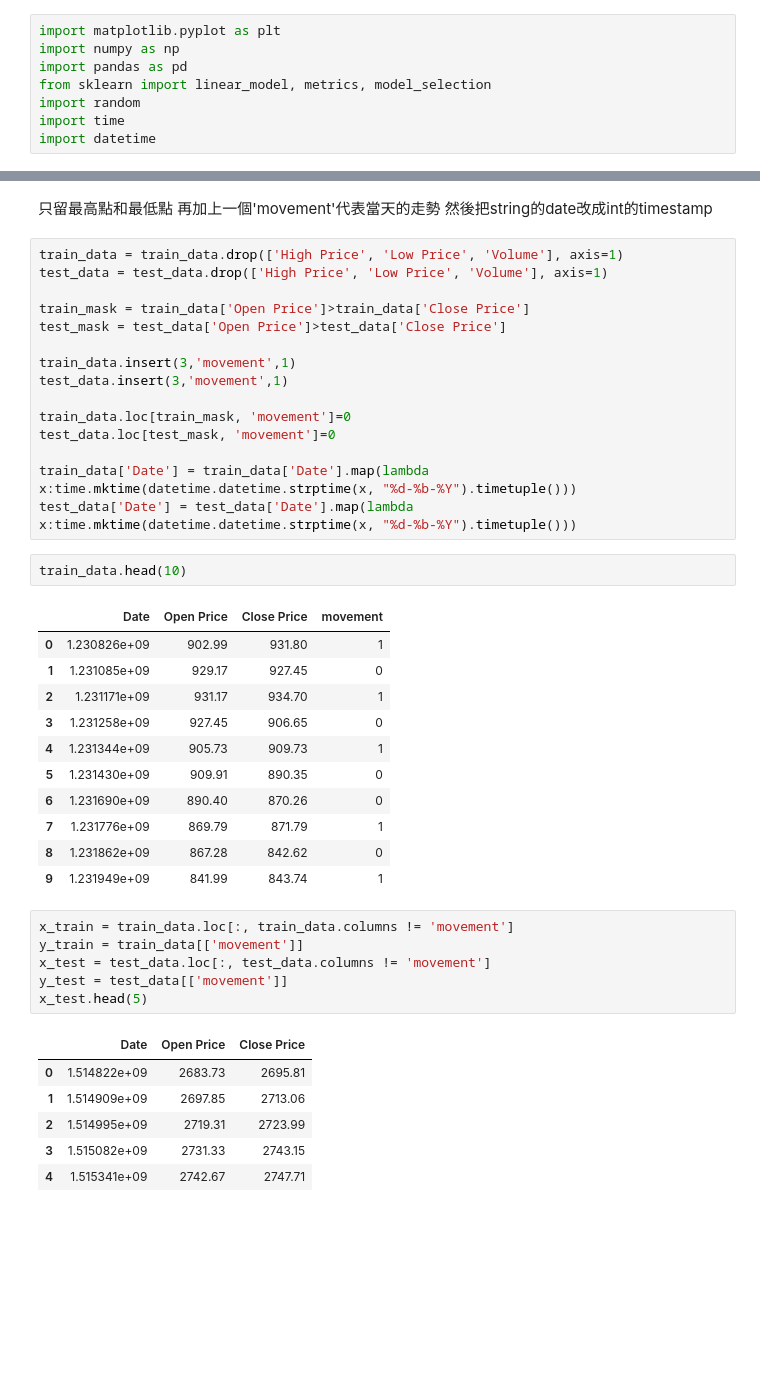
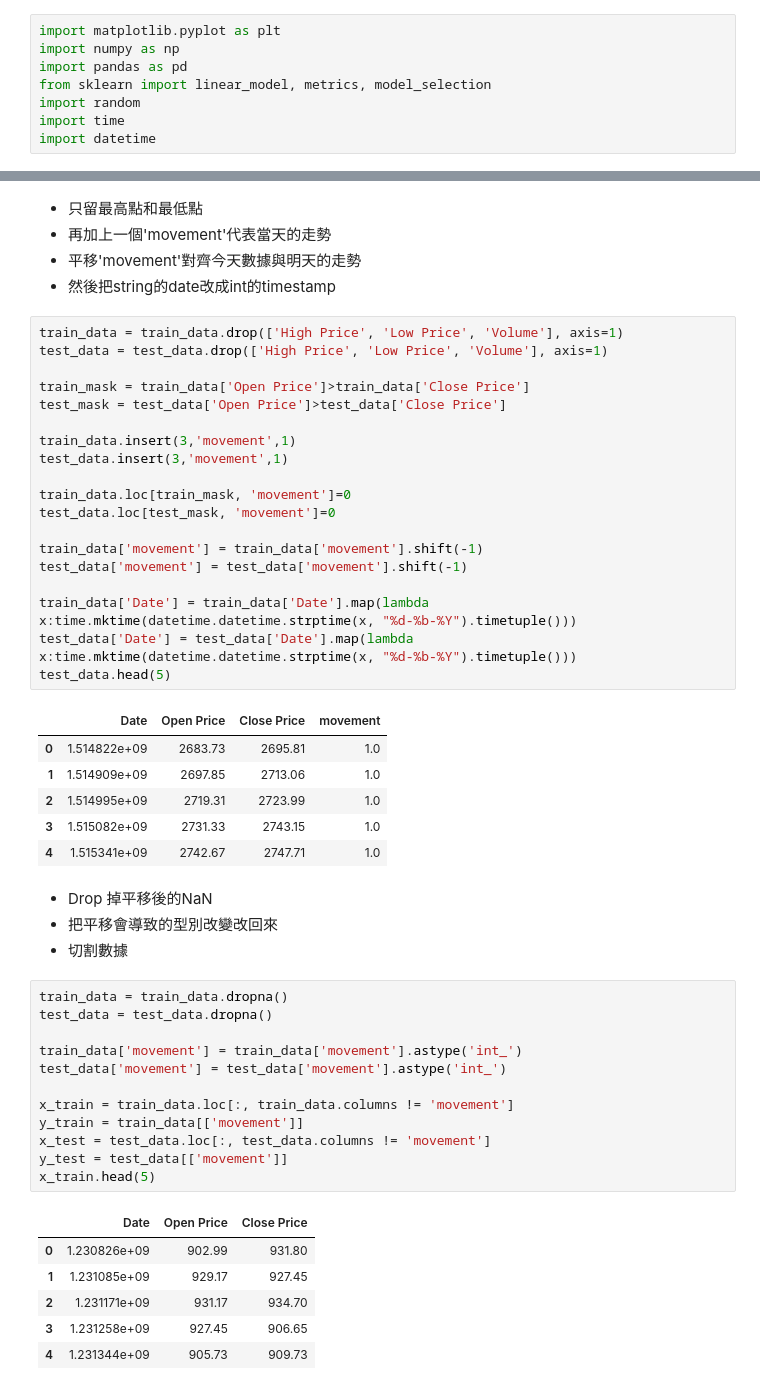
Before and after one commit to phoenix61231/data_analytics_hw3, a Jupyter notebook: hw3_Logistic_Regression.ipynb, the cells around one changed output, grey strips where cells are left out. Cells and saved outputs as stored; diff of their text form; blank space fills up the shorter version.

```diff
--- a/hw3_Logistic_Regression.ipynb
+++ b/hw3_Logistic_Regression.ipynb
@@ -19,9 +18,10 @@ test_data.head(5)
 | 3 | 05-Jan-2018 | 2731.33 | 2743.15 | 2743.45 | 2727.92 | 1918869120 |
 | 4 | 08-Jan-2018 | 2742.67 | 2747.71 | 2748.51 | 2737.60 | 1894823936 |
 # %% [markdown]
-只留最高點和最低點
-再加上一個'movement'代表當天的走勢
-然後把string的date改成int的timestamp
+- 只留最高點和最低點
+- 再加上一個'movement'代表當天的走勢
+- 平移'movement'對齊今天數據與明天的走勢
+- 然後把string的date改成int的timestamp
 # %%
 train_data = train_data.drop(['High Price', 'Low Price', 'Volume'], axis=1)
 test_data = test_data.drop(['High Price', 'Low Price', 'Volume'], axis=1)
@@ -35,35 +35,42 @@ test_data.insert(3,'movement',1)
 train_data.loc[train_mask, 'movement']=0
 test_data.loc[test_mask, 'movement']=0
 
+train_data['movement'] = train_data['movement'].shift(-1)
+test_data['movement'] = test_data['movement'].shift(-1)
+
 train_data['Date'] = train_data['Date'].map(lambda x:time.mktime(datetime.datetime.strptime(x, "%d-%b-%Y").timetuple()))
 test_data['Date'] = test_data['Date'].map(lambda x:time.mktime(datetime.datetime.strptime(x, "%d-%b-%Y").timetuple()))
+test_data.head(5)
+# %% [output]
+|  | Date | Open Price | Close Price | movement |
+| 0 | 1.514822e+09 | 2683.73 | 2695.81 | 1.0 |
+| 1 | 1.514909e+09 | 2697.85 | 2713.06 | 1.0 |
+| 2 | 1.514995e+09 | 2719.31 | 2723.99 | 1.0 |
+| 3 | 1.515082e+09 | 2731.33 | 2743.15 | 1.0 |
+| 4 | 1.515341e+09 | 2742.67 | 2747.71 | 1.0 |
-# %%
-train_data.head(10)
-# %% [output]
-|  | Date | Open Price | Close Price | movement |
-| 0 | 1.230826e+09 | 902.99 | 931.80 | 1 |
-| 1 | 1.231085e+09 | 929.17 | 927.45 | 0 |
-| 2 | 1.231171e+09 | 931.17 | 934.70 | 1 |
-| 3 | 1.231258e+09 | 927.45 | 906.65 | 0 |
-| 4 | 1.231344e+09 | 905.73 | 909.73 | 1 |
-| 5 | 1.231430e+09 | 909.91 | 890.35 | 0 |
-| 6 | 1.231690e+09 | 890.40 | 870.26 | 0 |
-| 7 | 1.231776e+09 | 869.79 | 871.79 | 1 |
-| 8 | 1.231862e+09 | 867.28 | 842.62 | 0 |
-| 9 | 1.231949e+09 | 841.99 | 843.74 | 1 |
+# %% [markdown]
+- Drop 掉平移後的NaN
+- 把平移會導致的型別改變改回來
+- 切割數據
 # %%
+train_data = train_data.dropna()
+test_data = test_data.dropna()
+
+train_data['movement'] = train_data['movement'].astype('int_')
+test_data['movement'] = test_data['movement'].astype('int_')
+
 x_train = train_data.loc[:, train_data.columns != 'movement']
 y_train = train_data[['movement']]
 x_test = test_data.loc[:, test_data.columns != 'movement']
 y_test = test_data[['movement']]
-x_test.head(5)
+x_train.head(5)
 # %% [output]
 |  | Date | Open Price | Close Price |
-| 0 | 1.514822e+09 | 2683.73 | 2695.81 |
-| 1 | 1.514909e+09 | 2697.85 | 2713.06 |
-| 2 | 1.514995e+09 | 2719.31 | 2723.99 |
-| 3 | 1.515082e+09 | 2731.33 | 2743.15 |
-| 4 | 1.515341e+09 | 2742.67 | 2747.71 |
+| 0 | 1.230826e+09 | 902.99 | 931.80 |
+| 1 | 1.231085e+09 | 929.17 | 927.45 |
+| 2 | 1.231171e+09 | 931.17 | 934.70 |
+| 3 | 1.231258e+09 | 927.45 | 906.65 |
+| 4 | 1.231344e+09 | 905.73 | 909.73 |
 # %%
 from sklearn.linear_model import LogisticRegression
 model = LogisticRegression().fit(x_train, y_train)
```
Also changed, not shown: parts of 2 cells of this notebook, 2 other files.
